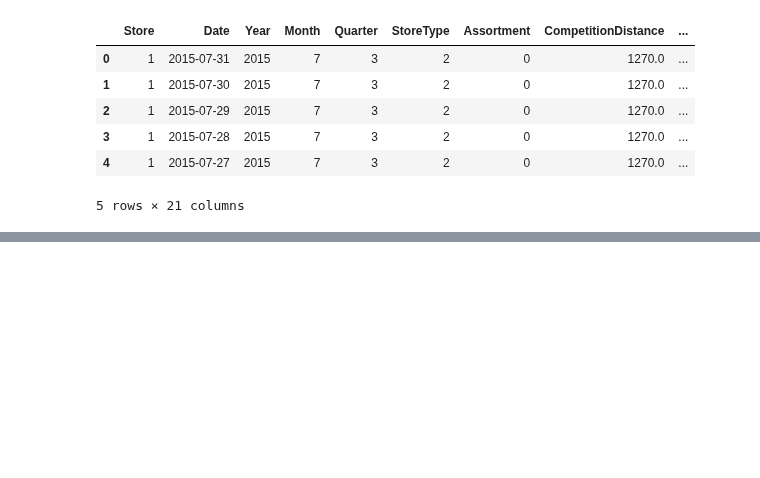
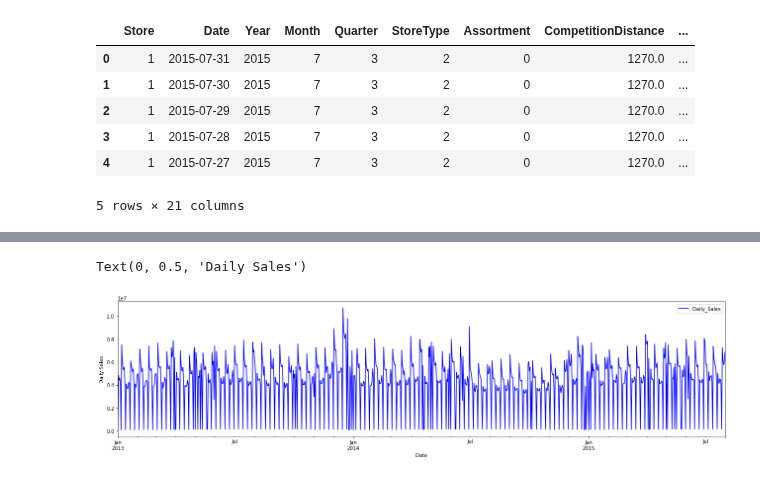
Before and after one commit to lady-h-world/My_Garden, a Jupyter notebook: code/crystal_ball/data_collector/generate_sales.ipynb, the cells around one changed output, grey strips where cells are left out. Drawn from its saved outputs; the diff is of its cells as text; code cells hidden in the pictures; blank space fills up the shorter version.

```diff
--- a/code/crystal_ball/data_collector/generate_sales.ipynb
+++ b/code/crystal_ball/data_collector/generate_sales.ipynb
@@ -117,0 +132,5 @@ store_sales_df.to_pickle('structured_data/sales.pkl')
+# %%
+store_sales_df = pd.read_pickle('structured_data/sales.pkl')
+print(store_sales_df.shape)
+
+store_sales_df.head()
@@ -117,0 +146,9 @@ store_sales_df.to_pickle('structured_data/sales.pkl')
+# %%
+ts_df = store_sales_df[['Date', 'Sales']]\
+        .groupby(['Date'], as_index=False)['Sales']\
+        .agg(['sum']).reset_index()\
+        .sort_values(['Date'], ascending=True)
+ts_df = ts_df.rename(index=str, columns={'sum': 'Daily_Sales'})
+
+print(ts_df.shape)
+ts_df.head()
@@ -117,0 +163,6 @@ store_sales_df.to_pickle('structured_data/sales.pkl')
+# %%
+ts_df.plot(x='Date', y='Daily_Sales', figsize=(22,5), color='blue')
+plt.ylabel('Daily Sales')
+# %% [output]
+Text(0, 0.5, 'Daily Sales')
+[figure, added]
```
Also changed, not shown: parts of 8 cells of this notebook, 3 other files.
